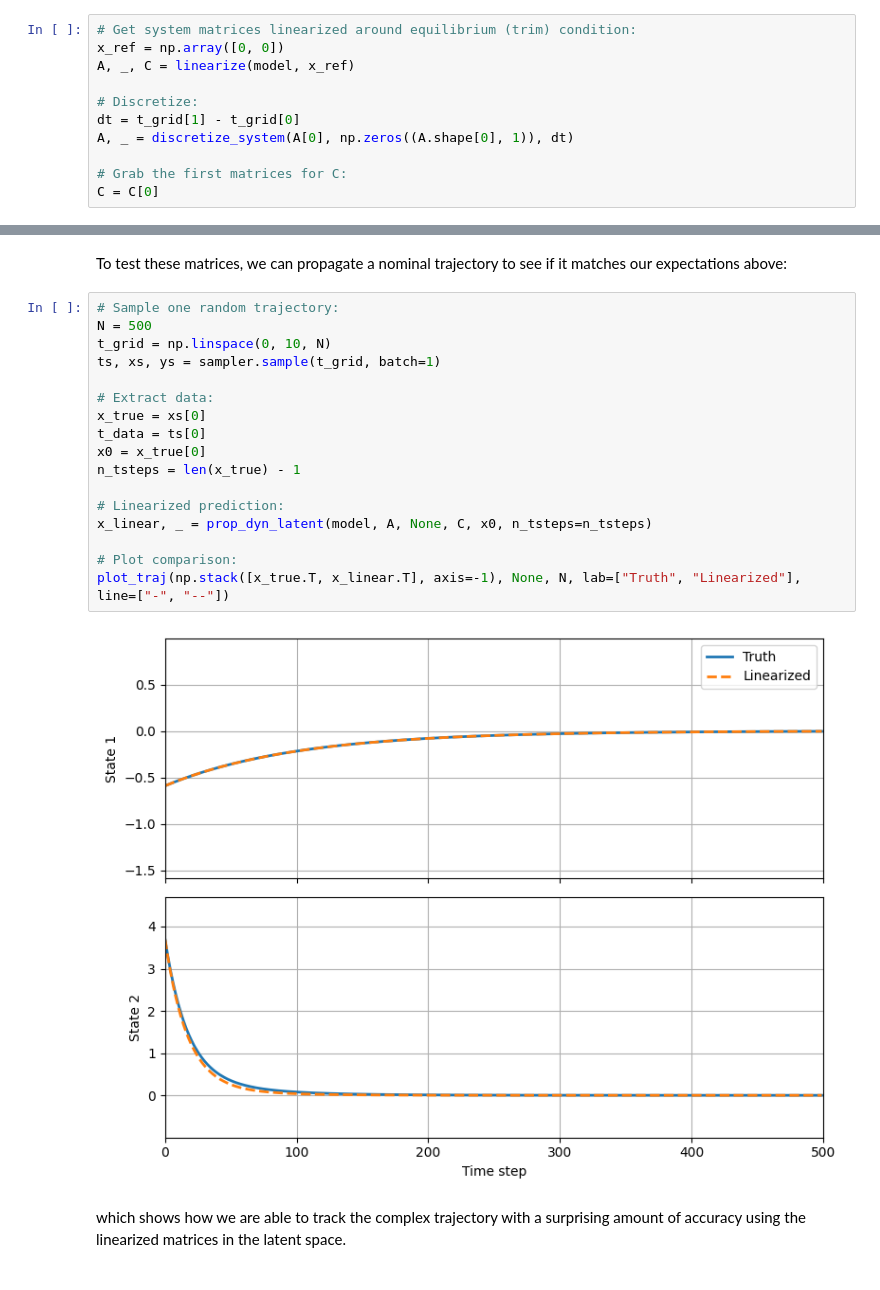
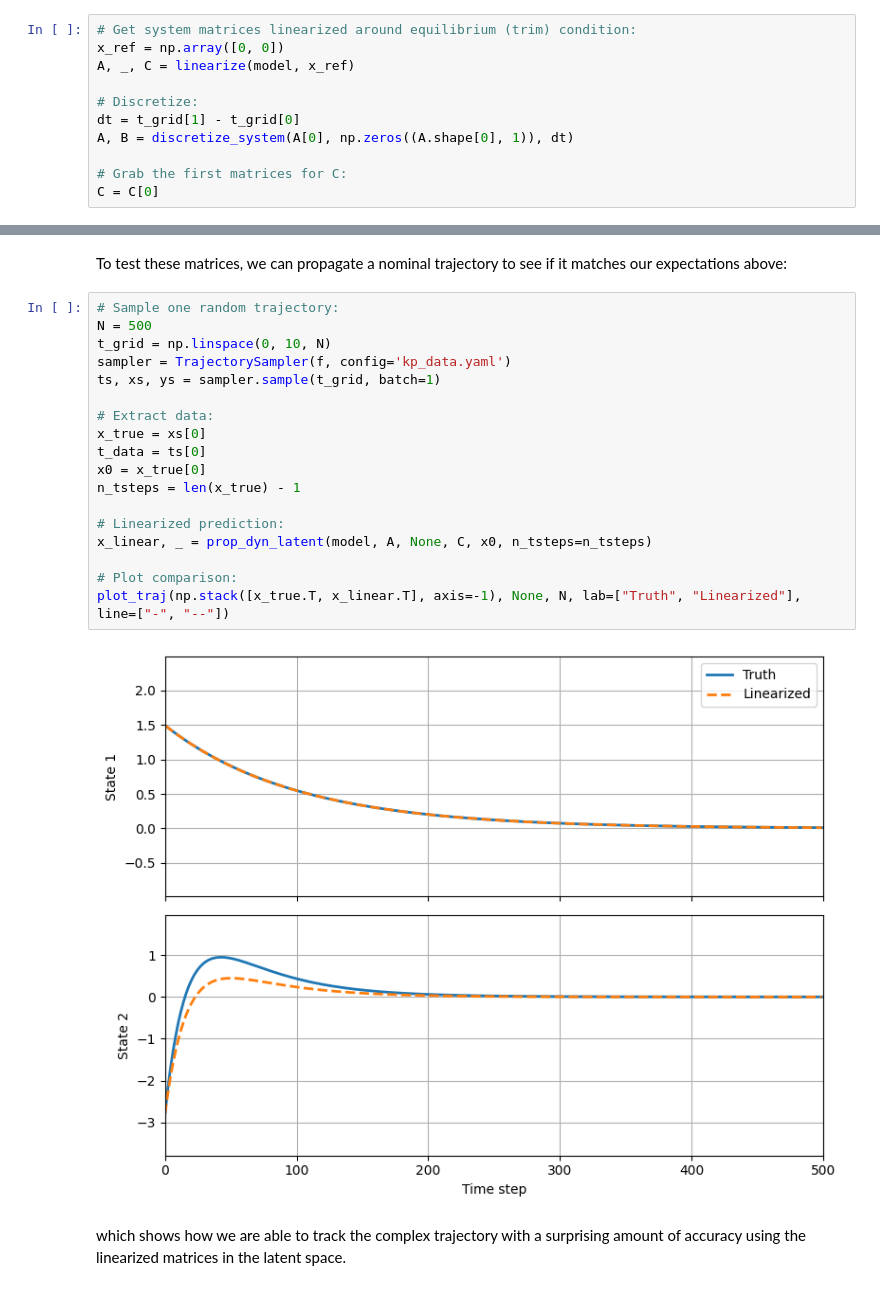
Before and after one commit to p-smith22/dymad-dev, a Jupyter notebook: examples/controllability/part_2.ipynb, the cells around one changed output, grey strips where cells are left out. Cells and saved outputs as stored; diff of their text form.

```diff
--- a/examples/controllability/part_2.ipynb
+++ b/examples/controllability/part_2.ipynb
@@ -117,7 +117,7 @@ A, _, C = linearize(model, x_ref)
 
 # Discretize:
 dt = t_grid[1] - t_grid[0]
-A, _ = discretize_system(A[0], np.zeros((A.shape[0], 1)), dt)
+A, B = discretize_system(A[0], np.zeros((A.shape[0], 1)), dt)
 
 # Grab the first matrices for C:
 C = C[0]
@@ -139,22 +146,23 @@ To test these matrices, we can propagate a nominal trajectory to see if it match
 # %%
 # Sample one random trajectory:
 N = 500
 t_grid = np.linspace(0, 10, N)
+sampler = TrajectorySampler(f, config='kp_data.yaml')
 ts, xs, ys = sampler.sample(t_grid, batch=1)
 
 # Extract data:
 x_true = xs[0]
 t_data = ts[0]
 x0 = x_true[0]
 n_tsteps = len(x_true) - 1
 
 # Linearized prediction:
 x_linear, _ = prop_dyn_latent(model, A, None, C, x0, n_tsteps=n_tsteps)
 
 # Plot comparison:
 plot_traj(np.stack([x_true.T, x_linear.T], axis=-1), None, N, lab=["Truth", "Linearized"], line=["-", "--"])
 # %% [output]
-[figure, old version]
+[figure, new version]
 # %% [markdown]
 which shows how we are able to track the complex trajectory with a surprising amount of accuracy using the linearized matrices in the latent space.
 # %% [markdown]
```
Also changed, not shown: parts of 9 cells of this notebook, 2 other files.
